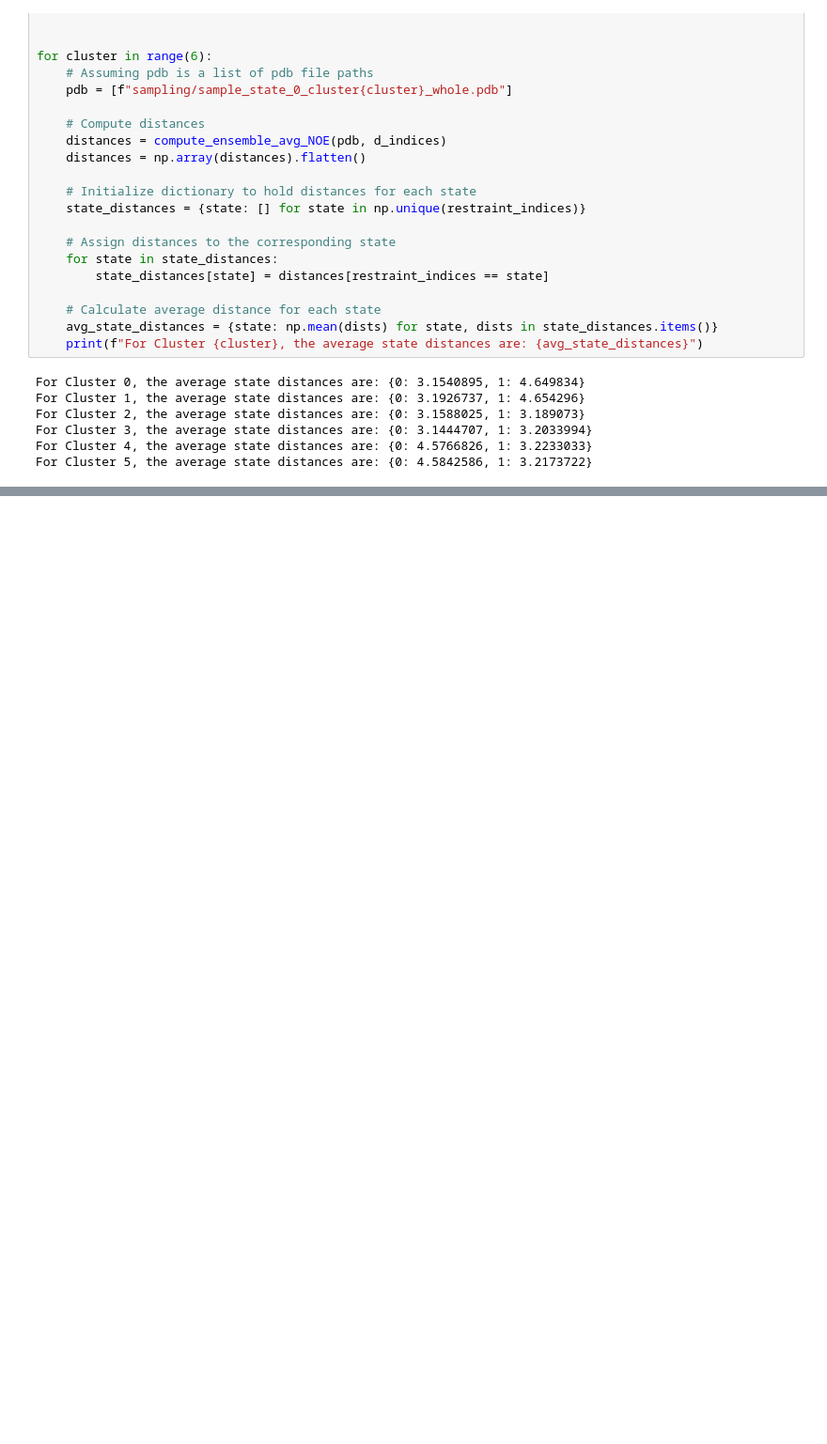
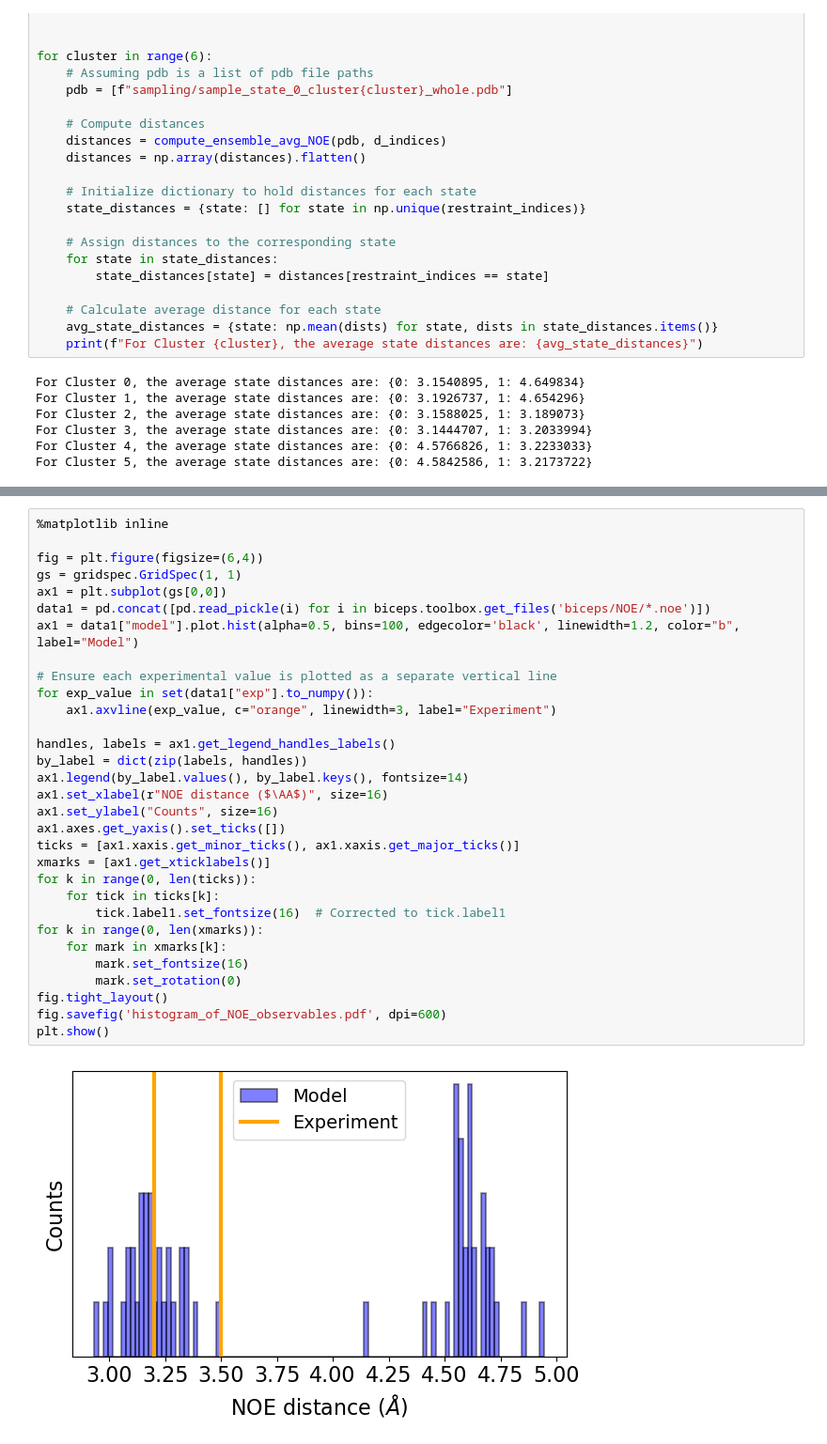
Before and after one commit to starwingc/peptoid_24summer, a Jupyter notebook: peptoid/19AE1-4-A/GAFF/protonated/HREX_500ns/comparing_exp.ipynb, the cells around one changed output, grey strips where cells are left out. Shown: that part at 94% size. Drawn from its saved outputs; the diff is of its cells as text; blank space fills up the shorter version.

```diff
--- a/peptoid/19AE1-4-A/GAFF/protonated/HREX_500ns/comparing_exp.ipynb
+++ b/peptoid/19AE1-4-A/GAFF/protonated/HREX_500ns/comparing_exp.ipynb
@@ -256,0 +234,33 @@ pd.read_pickle(input_data[0][0])
+# %%
+%matplotlib inline
+
+fig = plt.figure(figsize=(6,4))
+gs = gridspec.GridSpec(1, 1)
+ax1 = plt.subplot(gs[0,0])
+data1 = pd.concat([pd.read_pickle(i) for i in biceps.toolbox.get_files('biceps/NOE/*.noe')])
+ax1 = data1["model"].plot.hist(alpha=0.5, bins=100, edgecolor='black', linewidth=1.2, color="b", label="Model")
+
+# Ensure each experimental value is plotted as a separate vertical line
+for exp_value in set(data1["exp"].to_numpy()):
+    ax1.axvline(exp_value, c="orange", linewidth=3, label="Experiment")
+
+handles, labels = ax1.get_legend_handles_labels()
+by_label = dict(zip(labels, handles))
+ax1.legend(by_label.values(), by_label.keys(), fontsize=14)
+ax1.set_xlabel(r"NOE distance ($\AA$)", size=16)
+ax1.set_ylabel("Counts", size=16)
+ax1.axes.get_yaxis().set_ticks([])
+ticks = [ax1.xaxis.get_minor_ticks(), ax1.xaxis.get_major_ticks()]
+xmarks = [ax1.get_xticklabels()]
+for k in range(0, len(ticks)):
+    for tick in ticks[k]:
+        tick.label1.set_fontsize(16)  # Corrected to tick.label1
+for k in range(0, len(xmarks)):
+    for mark in xmarks[k]:
+        mark.set_fontsize(16)
+        mark.set_rotation(0)
+fig.tight_layout()
+fig.savefig('histogram_of_NOE_observables.pdf', dpi=600)
+plt.show()
+# %% [output]
+[figure, added]
```
Also changed, not shown: parts of 27 cells of this notebook, 1 other file.
